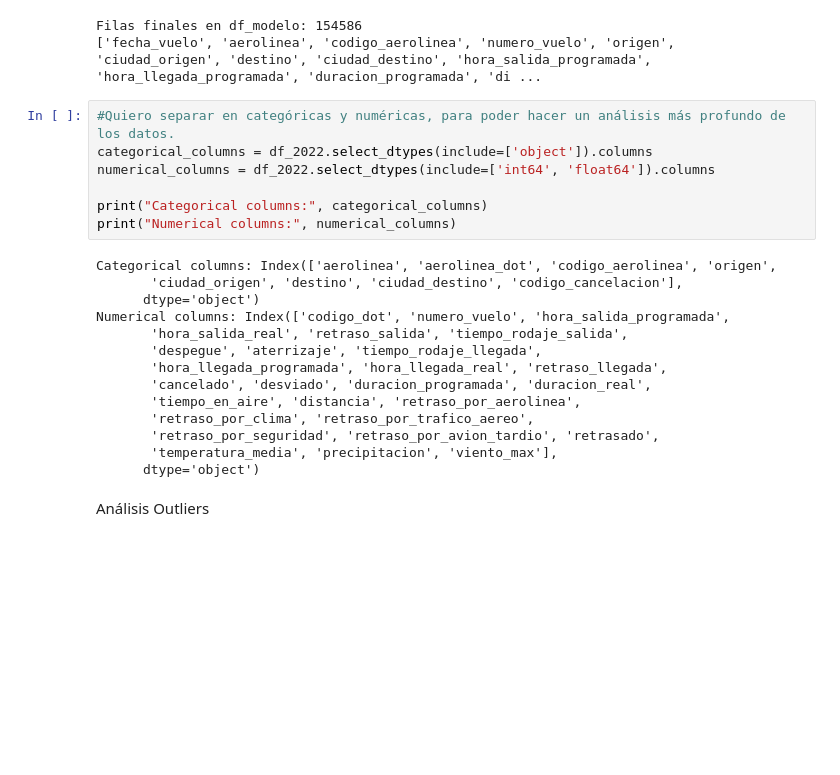
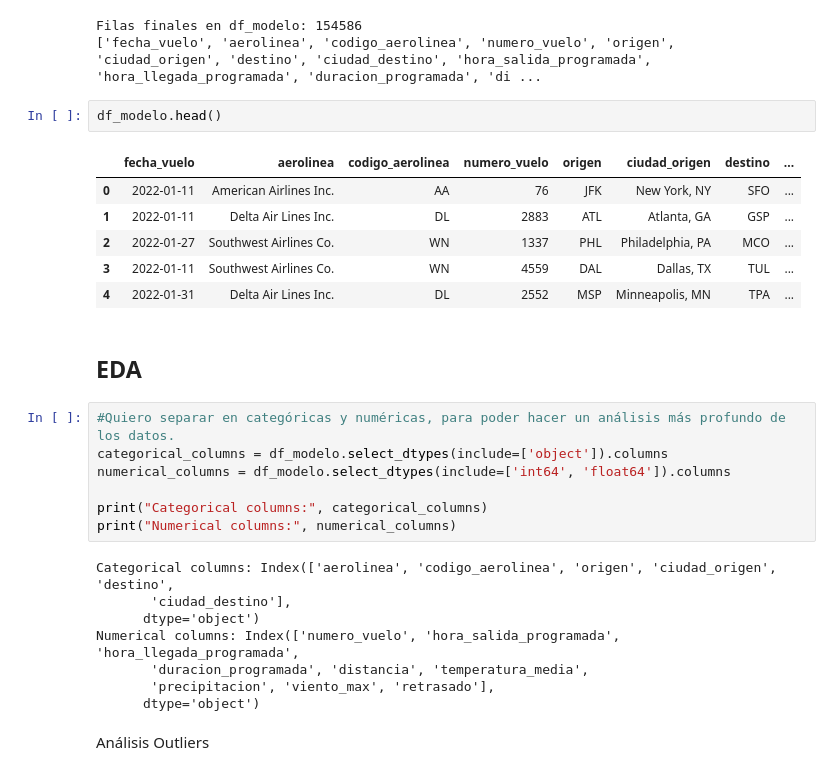
Before and after one commit to Guadacarro/TP_IA, a Jupyter notebook: prediccion.ipynb, the cells around one changed output. Saved outputs shown, nothing was run; the diff lists cells and outputs as text; blank space fills up the shorter version.

```diff
--- a/prediccion.ipynb
+++ b/prediccion.ipynb
@@ -286,26 +288,31 @@ print(df_modelo.columns.tolist())
 # %% [output]
 Filas finales en df_modelo: 154586
 ['fecha_vuelo', 'aerolinea', 'codigo_aerolinea', 'numero_vuelo', 'origen', 'ciudad_origen', 'destino', 'ciudad_destino', 'hora_salida_programada', 'hora_llegada_programada', 'duracion_programada', 'di ...
+# %%
+df_modelo.head()
+# %% [output]
+|  | fecha_vuelo | aerolinea | codigo_aerolinea | numero_vuelo | origen | ciudad_origen | destino | ... |
+| 0 | 2022-01-11 | American Airlines Inc. | AA | 76 | JFK | New York, NY | SFO | ... |
+| 1 | 2022-01-11 | Delta Air Lines Inc. | DL | 2883 | ATL | Atlanta, GA | GSP | ... |
+| 2 | 2022-01-27 | Southwest Airlines Co. | WN | 1337 | PHL | Philadelphia, PA | MCO | ... |
+| 3 | 2022-01-11 | Southwest Airlines Co. | WN | 4559 | DAL | Dallas, TX | TUL | ... |
+| 4 | 2022-01-31 | Delta Air Lines Inc. | DL | 2552 | MSP | Minneapolis, MN | TPA | ... |
+# %% [markdown]
+## EDA
 # %%
 #Quiero separar en categóricas y numéricas, para poder hacer un análisis más profundo de los datos.
-categorical_columns = df_2022.select_dtypes(include=['object']).columns
-numerical_columns = df_2022.select_dtypes(include=['int64', 'float64']).columns
+categorical_columns = df_modelo.select_dtypes(include=['object']).columns
+numerical_columns = df_modelo.select_dtypes(include=['int64', 'float64']).columns
 
 print("Categorical columns:", categorical_columns)
 print("Numerical columns:", numerical_columns)
 # %% [output]
-Categorical columns: Index(['aerolinea', 'aerolinea_dot', 'codigo_aerolinea', 'origen',
-       'ciudad_origen', 'destino', 'ciudad_destino', 'codigo_cancelacion'],
+Categorical columns: Index(['aerolinea', 'codigo_aerolinea', 'origen', 'ciudad_origen', 'destino',
+       'ciudad_destino'],
       dtype='object')
-Numerical columns: Index(['codigo_dot', 'numero_vuelo', 'hora_salida_programada',
-       'hora_salida_real', 'retraso_salida', 'tiempo_rodaje_salida',
-       'despegue', 'aterrizaje', 'tiempo_rodaje_llegada',
-       'hora_llegada_programada', 'hora_llegada_real', 'retraso_llegada',
-       'cancelado', 'desviado', 'duracion_programada', 'duracion_real',
-       'tiempo_en_aire', 'distancia', 'retraso_por_aerolinea',
-       'retraso_por_clima', 'retraso_por_trafico_aereo',
-       'retraso_por_seguridad', 'retraso_por_avion_tardio', 'retrasado',
-       'temperatura_media', 'precipitacion', 'viento_max'],
+Numerical columns: Index(['numero_vuelo', 'hora_salida_programada', 'hora_llegada_programada',
+       'duracion_programada', 'distancia', 'temperatura_media',
+       'precipitacion', 'viento_max', 'retrasado'],
       dtype='object')
 # %% [markdown]
 Análisis Outliers
```
Also changed, not shown: parts of 5 cells of this notebook, 1 other file.
